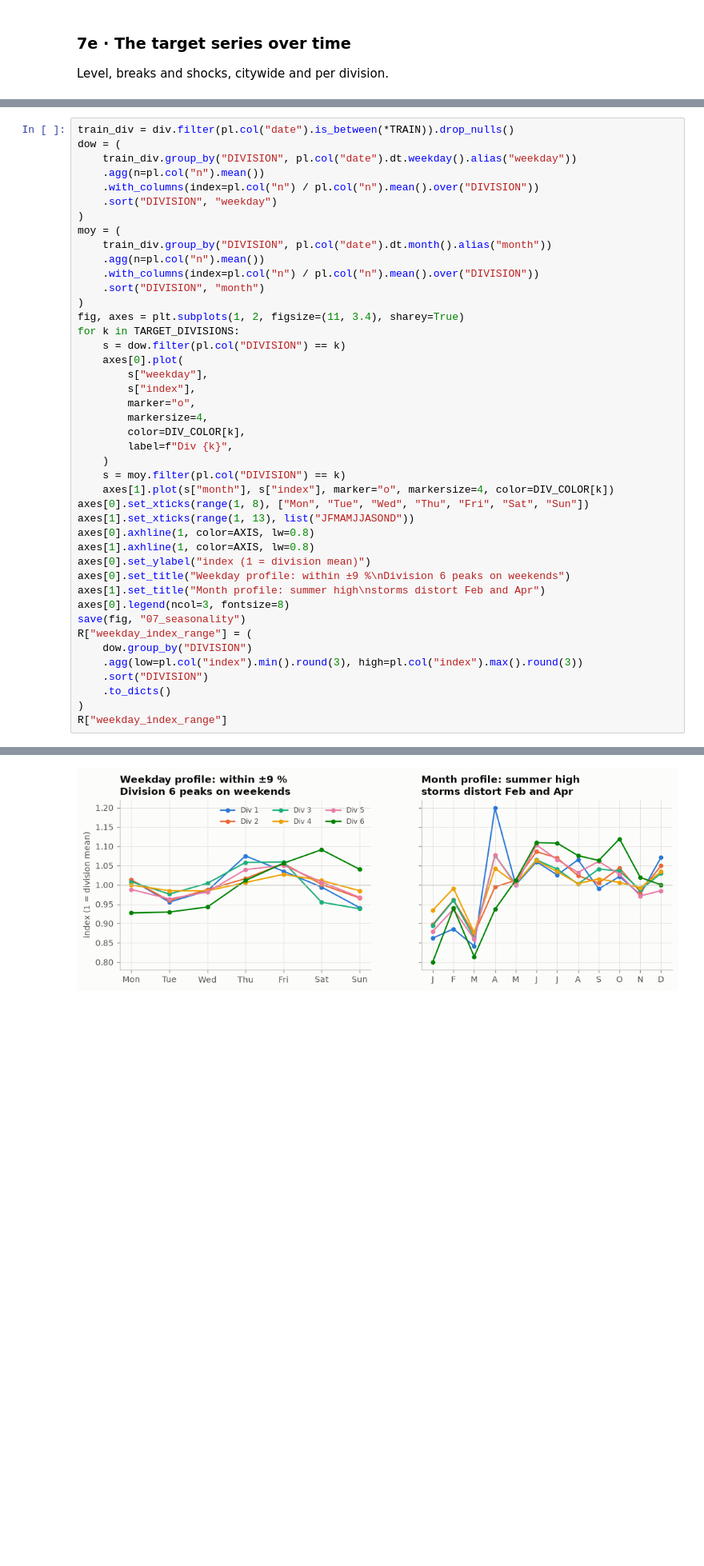
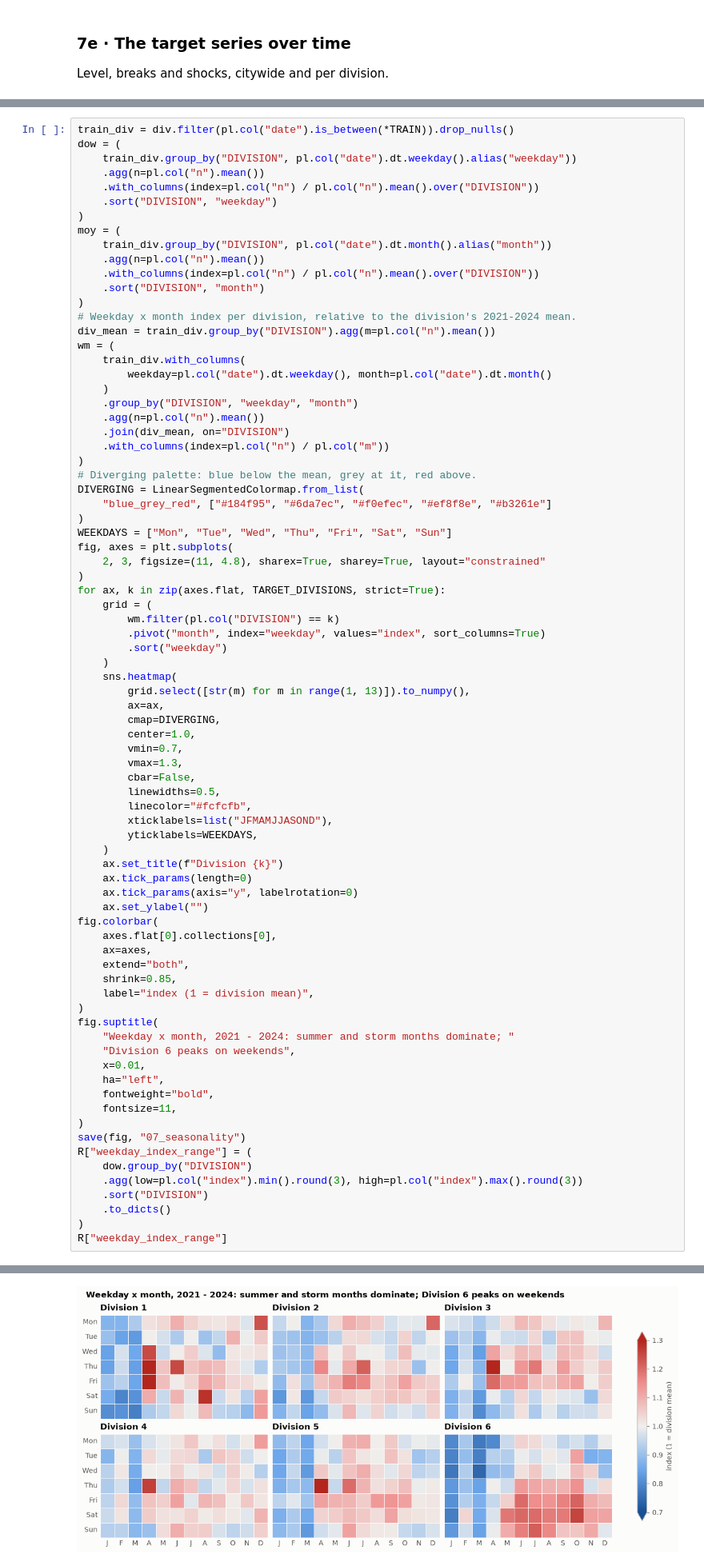
Before and after one commit to abouganemi/ycit440-sim-forecast, a Jupyter notebook: notebooks/01_eda.ipynb, the cells around one changed output, grey strips where cells are left out. Shown at 80% size. Cells and saved outputs as stored; diff of their text form; blank space fills up the shorter version.

```diff
--- a/notebooks/01_eda.ipynb
+++ b/notebooks/01_eda.ipynb
@@ -981,54 +1008,90 @@ window must be short enough to track level shifts.
 # %%
 train_div = div.filter(pl.col("date").is_between(*TRAIN)).drop_nulls()
 dow = (
     train_div.group_by("DIVISION", pl.col("date").dt.weekday().alias("weekday"))
     .agg(n=pl.col("n").mean())
     .with_columns(index=pl.col("n") / pl.col("n").mean().over("DIVISION"))
     .sort("DIVISION", "weekday")
 )
 moy = (
     train_div.group_by("DIVISION", pl.col("date").dt.month().alias("month"))
     .agg(n=pl.col("n").mean())
     .with_columns(index=pl.col("n") / pl.col("n").mean().over("DIVISION"))
     .sort("DIVISION", "month")
 )
-fig, axes = plt.subplots(1, 2, figsize=(11, 3.4), sharey=True)
-for k in TARGET_DIVISIONS:
-    s = dow.filter(pl.col("DIVISION") == k)
-    axes[0].plot(
-        s["weekday"],
-        s["index"],
-        marker="o",
-        markersize=4,
-        color=DIV_COLOR[k],
-        label=f"Div {k}",
+# Weekday x month index per division, relative to the division's 2021-2024 mean.
+div_mean = train_div.group_by("DIVISION").agg(m=pl.col("n").mean())
+wm = (
+    train_div.with_columns(
+        weekday=pl.col("date").dt.weekday(), month=pl.col("date").dt.month()
     )
-    s = moy.filter(pl.col("DIVISION") == k)
-    axes[1].plot(s["month"], s["index"], marker="o", markersize=4, color=DIV_COLOR[k])
-axes[0].set_xticks(range(1, 8), ["Mon", "Tue", "Wed", "Thu", "Fri", "Sat", "Sun"])
-axes[1].set_xticks(range(1, 13), list("JFMAMJJASOND"))
-axes[0].axhline(1, color=AXIS, lw=0.8)
-axes[1].axhline(1, color=AXIS, lw=0.8)
-axes[0].set_ylabel("index (1 = division mean)")
-axes[0].set_title("Weekday profile: within ±9 %\nDivision 6 peaks on weekends")
-axes[1].set_title("Month profile: summer high\nstorms distort Feb and Apr")
-axes[0].legend(ncol=3, fontsize=8)
+    .group_by("DIVISION", "weekday", "month")
+    .agg(n=pl.col("n").mean())
+    .join(div_mean, on="DIVISION")
+    .with_columns(index=pl.col("n") / pl.col("m"))
+)
+# Diverging palette: blue below the mean, grey at it, red above.
+DIVERGING = LinearSegmentedColormap.from_list(
+    "blue_grey_red", ["#184f95", "#6da7ec", "#f0efec", "#ef8f8e", "#b3261e"]
+)
+WEEKDAYS = ["Mon", "Tue", "Wed", "Thu", "Fri", "Sat", "Sun"]
+fig, axes = plt.subplots(
+    2, 3, figsize=(11, 4.8), sharex=True, sharey=True, layout="constrained"
+)
+for ax, k in zip(axes.flat, TARGET_DIVISIONS, strict=True):
+    grid = (
+        wm.filter(pl.col("DIVISION") == k)
+        .pivot("month", index="weekday", values="index", sort_columns=True)
+        .sort("weekday")
+    )
+    sns.heatmap(
+        grid.select([str(m) for m in range(1, 13)]).to_numpy(),
+        ax=ax,
+        cmap=DIVERGING,
+        center=1.0,
+        vmin=0.7,
+        vmax=1.3,
+        cbar=False,
+        linewidths=0.5,
+        linecolor="#fcfcfb",
+        xticklabels=list("JFMAMJJASOND"),
+        yticklabels=WEEKDAYS,
+    )
+    ax.set_title(f"Division {k}")
+    ax.tick_params(length=0)
+    ax.tick_params(axis="y", labelrotation=0)
+    ax.set_ylabel("")
+fig.colorbar(
+    axes.flat[0].collections[0],
+    ax=axes,
+    extend="both",
+    shrink=0.85,
+    label="index (1 = division mean)",
+)
+fig.suptitle(
+    "Weekday x month, 2021 - 2024: summer and storm months dominate; "
+    "Division 6 peaks on weekends",
+    x=0.01,
+    ha="left",
+    fontweight="bold",
+    fontsize=11,
+)
 save(fig, "07_seasonality")
 R["weekday_index_range"] = (
     dow.group_by("DIVISION")
     .agg(low=pl.col("index").min().round(3), high=pl.col("index").max().round(3))
     .sort("DIVISION")
     .to_dicts()
 )
 R["weekday_index_range"]
 # %% [output]
 [{'DIVISION': 1, 'low': 0.941, 'high': 1.075},
  {'DIVISION': 2, 'low': 0.96, 'high': 1.055},
  {'DIVISION': 3, 'low': 0.938, 'high': 1.059},
  {'DIVISION': 4, 'low': 0.985, 'high': 1.027},
  {'DIVISION': 5, 'low': 0.964, 'high': 1.051},
  {'DIVISION': 6, 'low': 0.928, 'high': 1.091}]
-[figure, old version]
+[figure, new version]
 # %%
 city_train = city.filter(pl.col("date").is_between(*TRAIN))
 y_city = city_train["n"].fill_null(strategy="forward").to_numpy().astype(float)
```
Also changed, not shown: parts of 2 cells of this notebook, 4 other files.
